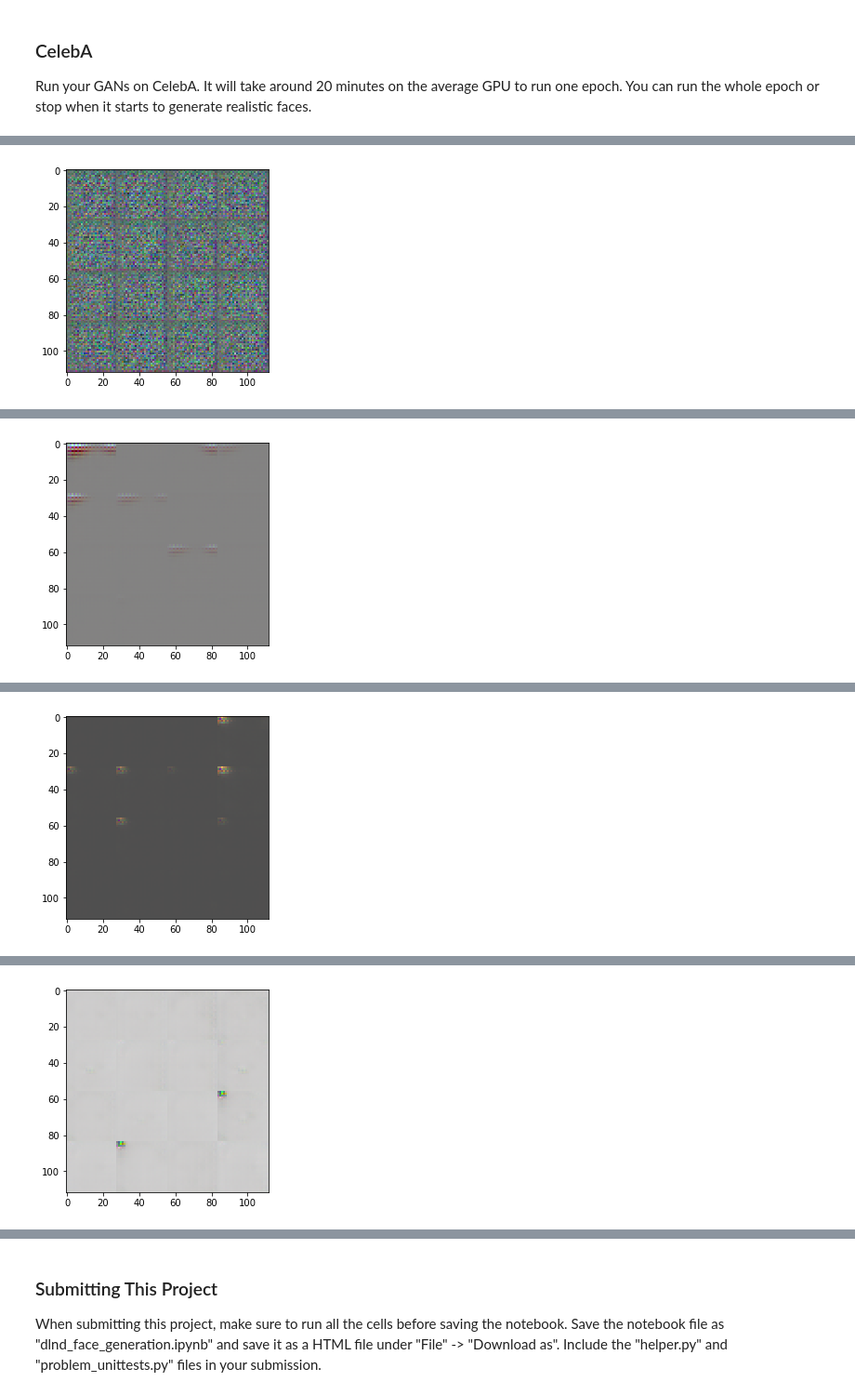
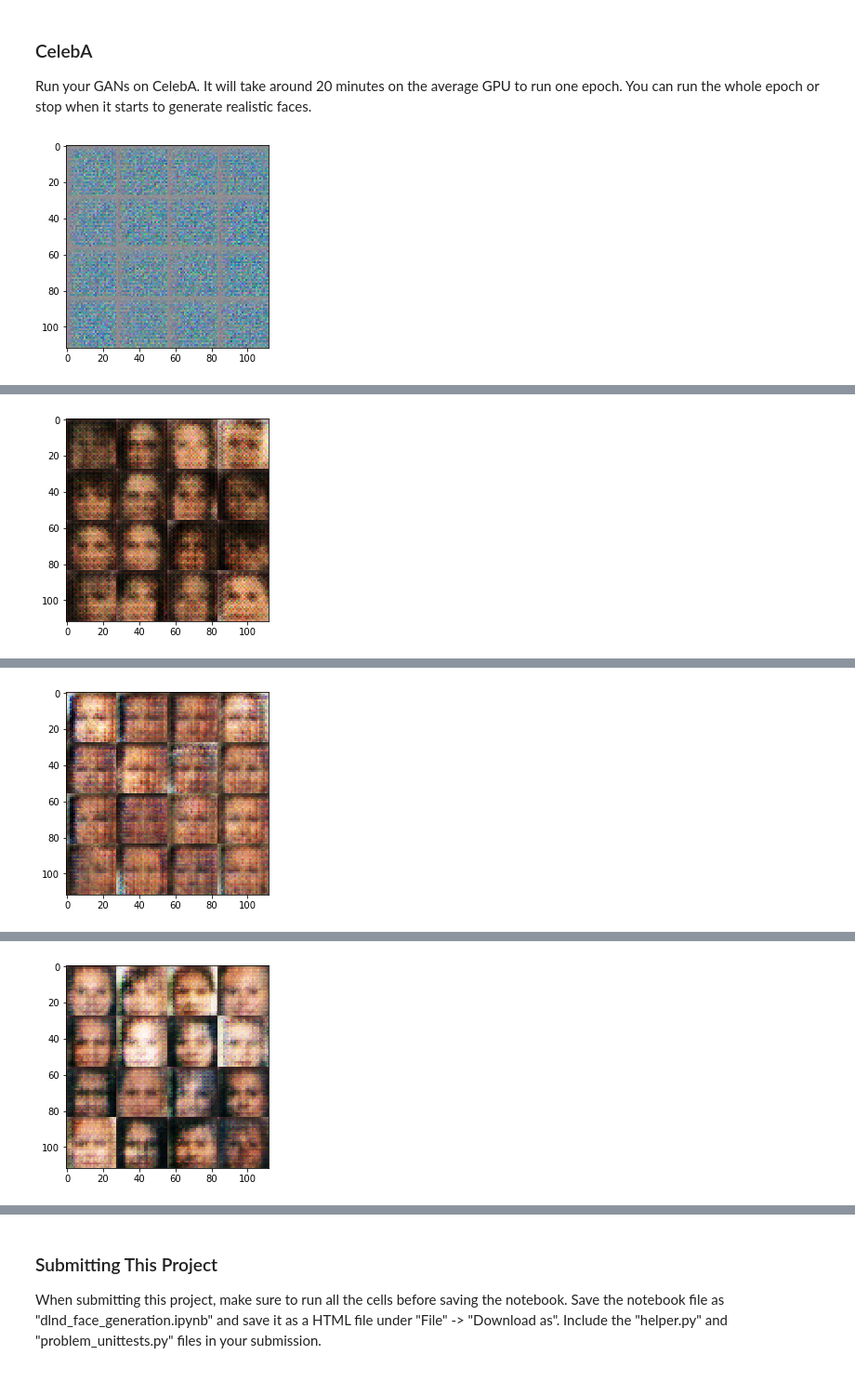
Before and after one commit to DeMT/udacity_nanodegree, a Jupyter notebook: face_generation/dlnd_face_generation.ipynb, the cells around one changed output, grey strips where cells are left out. Shown at 93% size. Cells and saved outputs as stored; diff of their text form; code cells hidden in the pictures.

```diff
--- a/face_generation/dlnd_face_generation.ipynb
+++ b/face_generation/dlnd_face_generation.ipynb
@@ -386,19 +416,20 @@ d loss: 0.578581 g loss: 2.52526
 ### CelebA
 Run your GANs on CelebA.  It will take around 20 minutes on the average GPU to run one epoch.  You can run the whole epoch or stop when it starts to generate realistic faces.
 # %%
-batch_size = 128
+batch_size = 50
 z_dim = 100
-learning_rate = 0.002
-beta1 = 0.5
+learning_rate = 0.0006
+beta1 = 0.4
 
 
 """
 DON'T MODIFY ANYTHING IN THIS CELL THAT IS BELOW THIS LINE
 """
 epochs = 1
 
 celeba_dataset = helper.Dataset('celeba', glob(os.path.join(data_dir, 'img_align_celeba/*.jpg')))
 with tf.Graph().as_default():
     train(epochs, batch_size, z_dim, learning_rate, beta1, celeba_dataset.get_batches,
           celeba_dataset.shape, celeba_dataset.image_mode)
 # %% [output]
+[figure, new version]
@@ -406 +437 @@ Tensor("Placeholder:0", shape=(?, 28, 28, 3), dtype=float32) Tensor("Placeholder
-[figure, old version]
+[figure, new version]
@@ -408 +439 @@ d loss: 1.83922 g loss: 0.401061
-[figure, old version]
+[figure, new version]
@@ -410 +441 @@ d loss: 0.390234 g loss: 4.05779
-[figure, old version]
+[figure, new version]
@@ -412 +442,0 @@ d loss: 4.09026 g loss: 0.739598
-[figure, old version]
```
Also changed, not shown: parts of 7 cells of this notebook, 1 other file.
